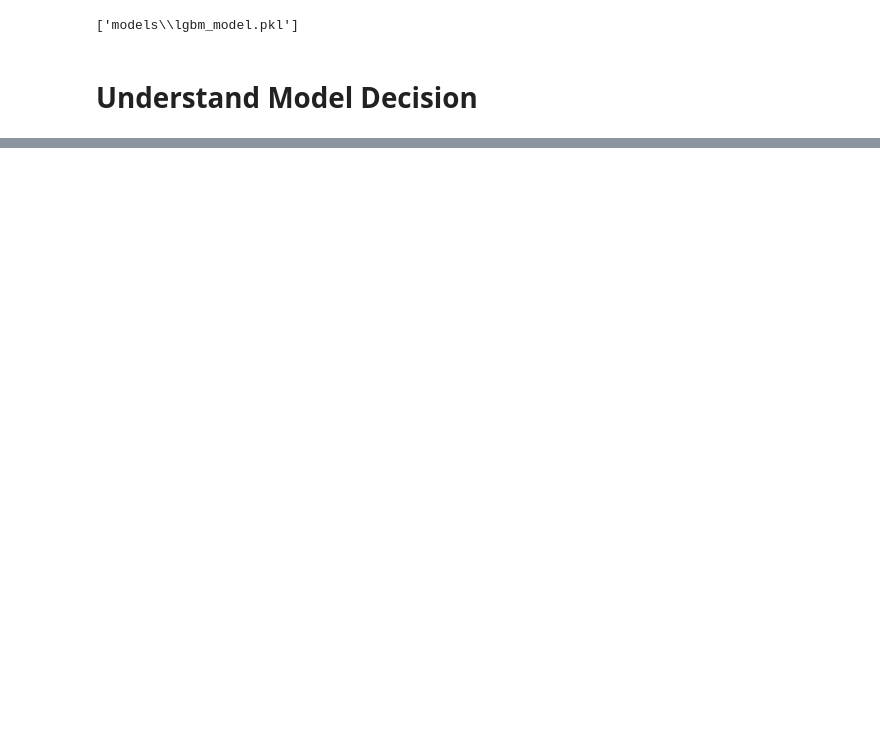
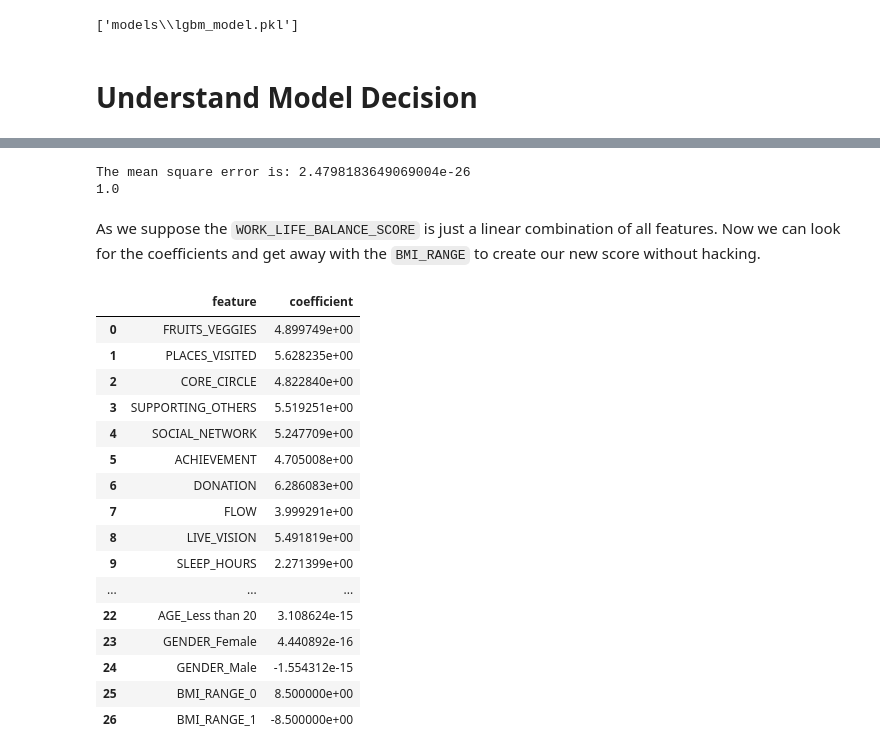
Before and after one commit to danqroz/lifestyle_and_wellbeing, a Jupyter notebook: main.ipynb, the cells around one changed output, grey strips where cells are left out. Saved outputs shown, nothing was run; the diff lists cells and outputs as text; code cells hidden in the pictures; blank space fills up the shorter version.

```diff
--- a/main.ipynb
+++ b/main.ipynb
@@ -348,0 +367,30 @@ feat_importances.head(10)
+# %%
+from sklearn.linear_model import LinearRegression
+from sklearn.preprocessing import StandardScaler
+
+cat_pipe = Pipeline(steps=[
+    ('categorical_imputer', SimpleImputer(strategy='constant', fill_value='missing')),
+    ('onehot', OneHotEncoder(handle_unknown='ignore', sparse=False))
+])
+
+num_pipe = Pipeline(steps=[
+    ('numeric_imputer', SimpleImputer(strategy='median')),
+    ('scale', StandardScaler())
+])
+
+processor = ColumnTransformer(
+    transformers=[
+        ("numeric", num_pipe, num_vars),
+        ('categorical', cat_pipe, cat_vars)
+    ], remainder='passthrough'
+)
+
+regressor = Pipeline(steps=[
+    ('col_transf', processor),
+    ('linear', LinearRegression(n_jobs=-1))
+    ]
+)
+
+X_train, X_test, y_train, y_test = train_test_split(X, y, train_size=.7, random_state=42)
+# %%
+regressor.fit(X_train, y_train)
@@ -348,0 +415,39 @@ feat_importances.head(10)
+# %%
+from sklearn.metrics import mean_squared_error
+
+pred = classifier.predict(X_test)
+mse = mean_squared_error(y_test, pred)
+
+print(f'The mean square error is: {mse}')
+print(classifier.score(X_train, y_train))
+# %% [output]
+The mean square error is: 2.4798183649069004e-26
+1.0
+# %% [markdown]
+As we suppose the `WORK_LIFE_BALANCE_SCORE` is just a linear combination of all features. Now we can look for the coefficients and get away with the `BMI_RANGE` to create our new score without hacking.
+# %%
+cat_vars_transf = regressor.named_steps['col_transf'].transformers_[1][1].named_steps['onehot'].get_feature_names_out(cat_vars).tolist()
+# %%
+coefficients = pd.concat([
+pd.DataFrame(num_vars+cat_vars_transf, columns=['feature']),
+pd.DataFrame(classifier[-1].coef_, columns=['coefficient'])
+], axis = 1)
+coefficients
+# %% [output]
+|  | feature | coefficient |
+| 0 | FRUITS_VEGGIES | 4.899749e+00 |
+| 1 | PLACES_VISITED | 5.628235e+00 |
+| 2 | CORE_CIRCLE | 4.822840e+00 |
+| 3 | SUPPORTING_OTHERS | 5.519251e+00 |
+| 4 | SOCIAL_NETWORK | 5.247709e+00 |
+| 5 | ACHIEVEMENT | 4.705008e+00 |
+| 6 | DONATION | 6.286083e+00 |
+| 7 | FLOW | 3.999291e+00 |
+| 8 | LIVE_VISION | 5.491819e+00 |
+| 9 | SLEEP_HOURS | 2.271399e+00 |
+| ... | ... | ... |
+| 22 | AGE_Less than 20 | 3.108624e-15 |
+| 23 | GENDER_Female | 4.440892e-16 |
+| 24 | GENDER_Male | -1.554312e-15 |
+| 25 | BMI_RANGE_0 | 8.500000e+00 |
+| 26 | BMI_RANGE_1 | -8.500000e+00 |
```
Also changed, not shown: parts of 24 cells of this notebook.
